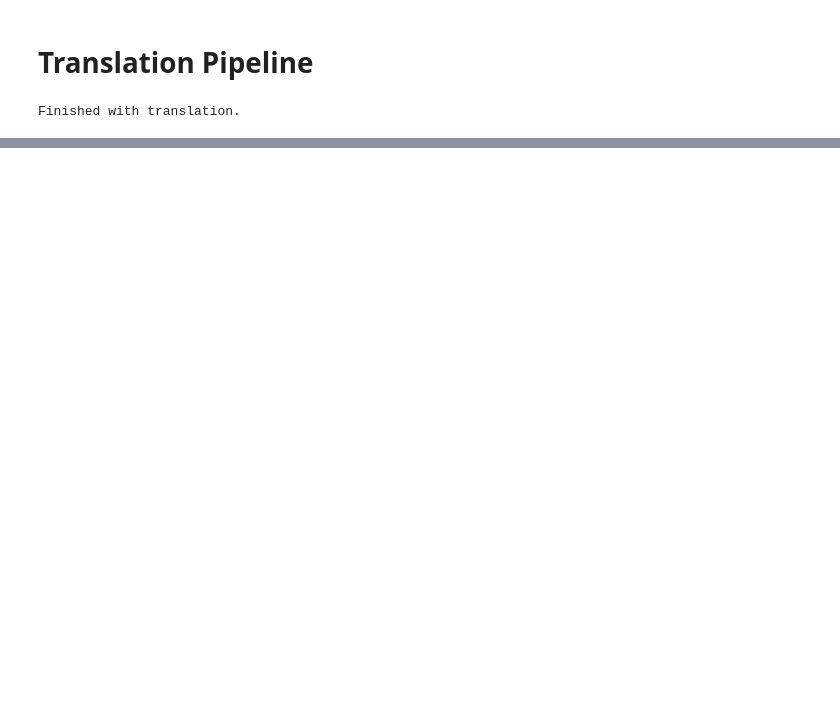
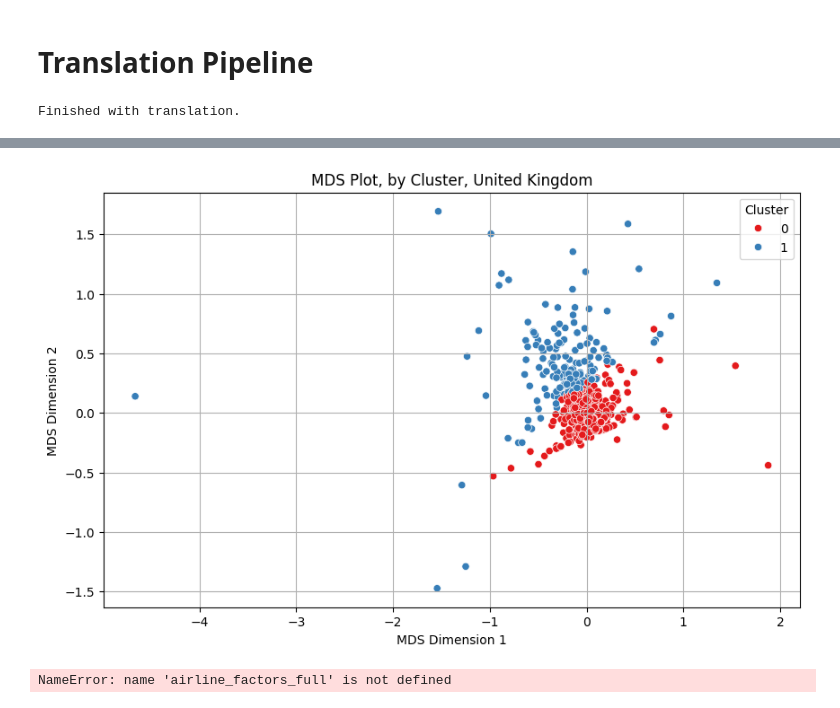
Before and after one commit to kferraga/ParliamentHackathon2024, a Jupyter notebook: datawrangling/translation_pipeline.ipynb, the cells around one changed output, grey strips where cells are left out. Cells and saved outputs as stored; diff of their text form; code cells hidden in the pictures; blank space fills up the shorter version.

Commit message:
Adding MetaData

```diff
--- a/datawrangling/translation_pipeline.ipynb
+++ b/datawrangling/translation_pipeline.ipynb
@@ -31,0 +130,17 @@ Finished with translation.
+# %%
+# Step 1: Compute pairwise distances
+distances = pdist(values_merged_gb_data, metric='euclidean')
+
+# Step 2: Create distance matrix
+distance_matrix = squareform(distances)
+
+# Step 3: Multidimensional Scaling (MDS)
+mds = MDS(n_components=2, dissimilarity='precomputed')
+mds_coordinates = mds.fit_transform(distance_matrix)
+mds_df = pd.DataFrame(mds_coordinates, columns=['MDS1', 'MDS2'])
+# %%
+ideology = {"Centre-right": 1, "Right": 2, "Far-Right": 3, "Centre": 0, "Centre-left": -1, "Left": -2, "Far-left": -3, "Centre to centre-left": -0.5, "Centre-left to left": -1.5, "Left to far-left": -2.5, "Centre to centre-right": 0.5, "Centre-right to right": 1.5, "Right to far-right": 2.5}
+base_metadata = pd.read_csv("D:\\ParlaMint Data\\MetaData\\ParlaMint-GB-metadata.csv")
+new_metadata = pd.merge(merged_gb_data, base_metadata, on="name_id")
+new_metadata["Cluster"] = kmeans.labels_
+new_metadata
@@ -31,0 +161,61 @@ Finished with translation.
+# %%
+from sklearn.metrics.pairwise import euclidean_distances
+mds_df["Cluster"] = kmeans.labels_
+mds_df["Gender"] = new_metadata["gender"]
+mds_df["Name"] = new_metadata["name"]
+mds_df["party_orientation_new"] = argument_metadata["party_orientation_new"]
+mds_df["legislative_branch"] = argument_metadata["legislative_branch"]
+mds_df["roles"] = argument_metadata["roles"]
+mds_df["speech_length"] = new_metadata["speech_length"]
+
+
+
+# Calculate the centroids of each cluster
+centroids = kmeans.cluster_centers_
+
+# Initialize lists to store cluster-specific distances and maximum distances
+cluster_distances = []
+max_distances = []
+
+# # Calculate distances and maximum distances for each cluster
+# for i, centroid in enumerate(centroids):
+#     # Filter points belonging to the current cluster
+#     cluster_points = mds_df[mds_df['Cluster'] == i][['MDS1', 'MDS2']]
+#
+#     # Check if cluster_points is empty
+#     if not cluster_points.empty:
+#         # Calculate distances from the centroid to each point in the cluster
+#         distances = euclidean_distances(cluster_points, [centroid])
+#
+#         # Append distances to cluster_distances
+#         cluster_distances.append(distances)
+#
+#         # Calculate maximum distance within the cluster
+#         max_distance = distances.max()
+#         max_distances.append(max_distance)
+
+# Plot the scatter plot with cluster labels
+plt.figure(figsize=(10, 6))
+sns.scatterplot(x='MDS1', y='MDS2', data=mds_df, hue='Cluster', palette='Set1')
+
+# # Annotate each point with country name
+# for index, row in mds_df.iterrows():
+#     plt.text(row['MDS1'], row['MDS2'] + 10, row['Name'], fontsize=10, ha='center', va='bottom', bbox=dict(facecolor='white', alpha=0.8))
+
+# # Draw circles around each cluster
+# for i, centroid in enumerate(centroids):
+#     if max_distances[i] > 0:  # Check if max_distance is greater than 0 to ensure cluster has points
+#         circle = plt.Circle((centroid[0], centroid[1]), max_distances[i], color='gray', fill=False)
+#         plt.gca().add_patch(circle)
+
+plt.title('MDS Plot, by Cluster, United Kingdom')
+plt.xlabel('MDS Dimension 1')
+plt.ylabel('MDS Dimension 2')
+plt.grid(True)
+plt.legend(title='Cluster')
+plt.show()# Pair plot
+sns.pairplot(pd.DataFrame(airline_factors_full), hue="satisfaction")
+plt.show()
+# %% [output]
+[figure, added]
+NameError: name 'airline_factors_full' is not defined
```
Also changed, not shown: parts of 5 cells of this notebook, 31 other files.
